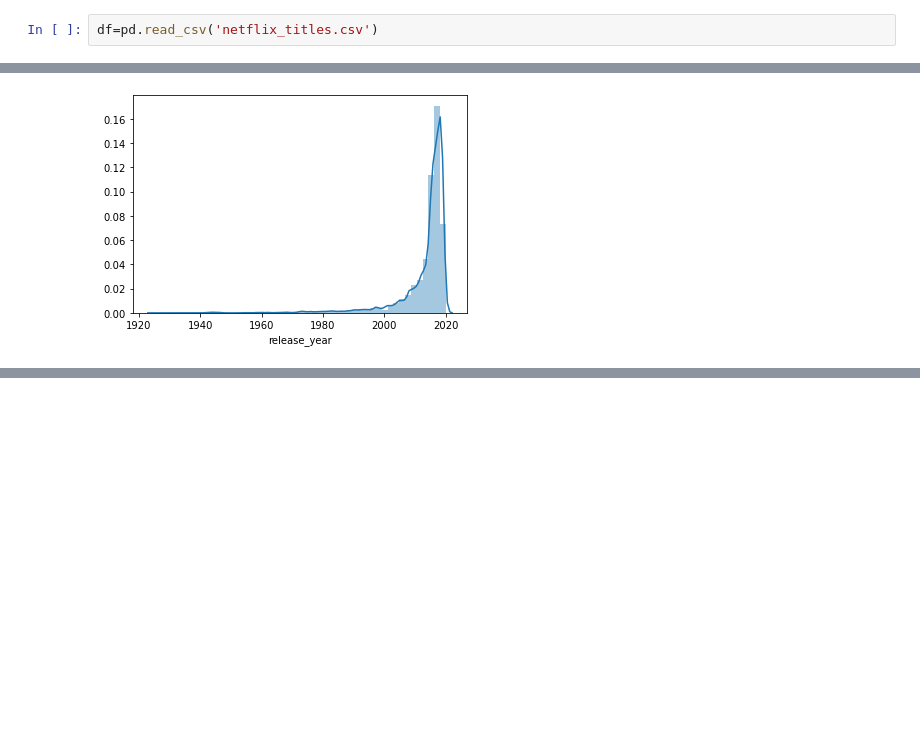
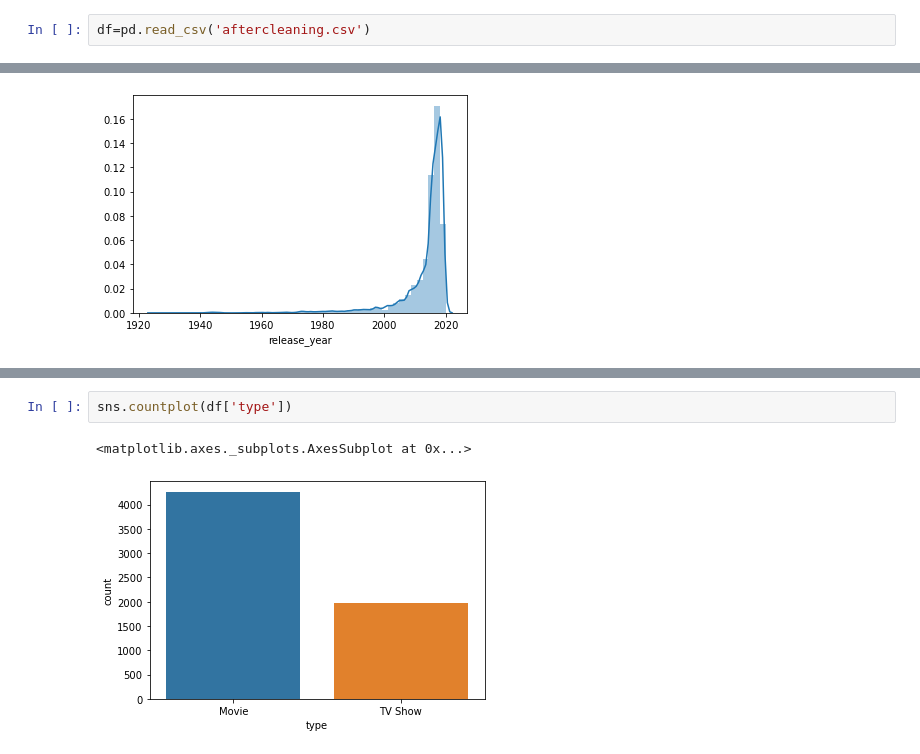
Before and after one commit to bslrida19/netflix_analysis, a Jupyter notebook: Data_explore.ipynb, the cells around one changed output, grey strips where cells are left out. Saved outputs shown, nothing was run; the diff lists cells and outputs as text; blank space fills up the shorter version.

```diff
--- a/Data_explore.ipynb
+++ b/Data_explore.ipynb
@@ -15,7 +15,7 @@ from sklearn.metrics import confusion_matrix
 warnings.filterwarnings('ignore')
 %matplotlib inline
 # %%
-df=pd.read_csv('netflix_titles.csv')
+df=pd.read_csv('aftercleaning.csv')
 # %%
 def fast_intro(df):
     print("------Summary-----\n")
@@ -109,0 +104,5 @@ sns.distplot(df['release_year'])
+# %%
+sns.countplot(df['type'])
+# %% [output]
+<matplotlib.axes._subplots.AxesSubplot at 0x...>
+[figure, added]
```
Also changed, not shown: parts of 7 cells of this notebook.
